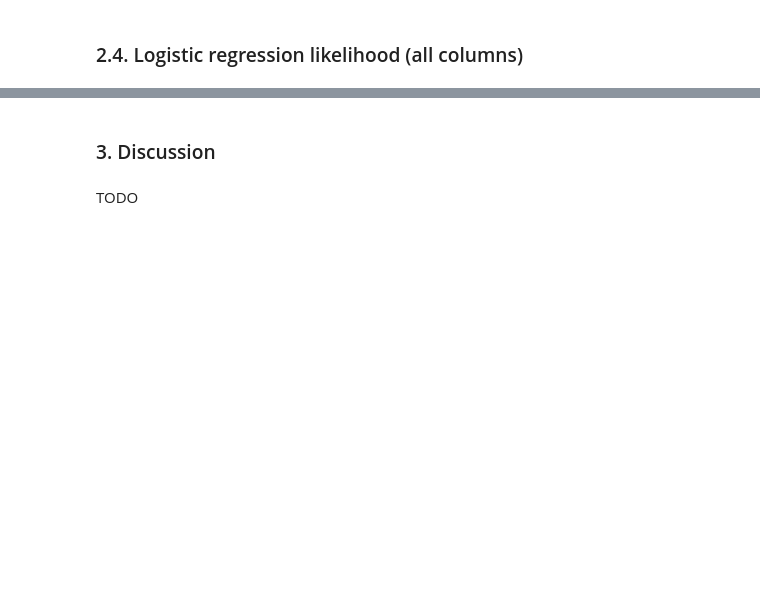
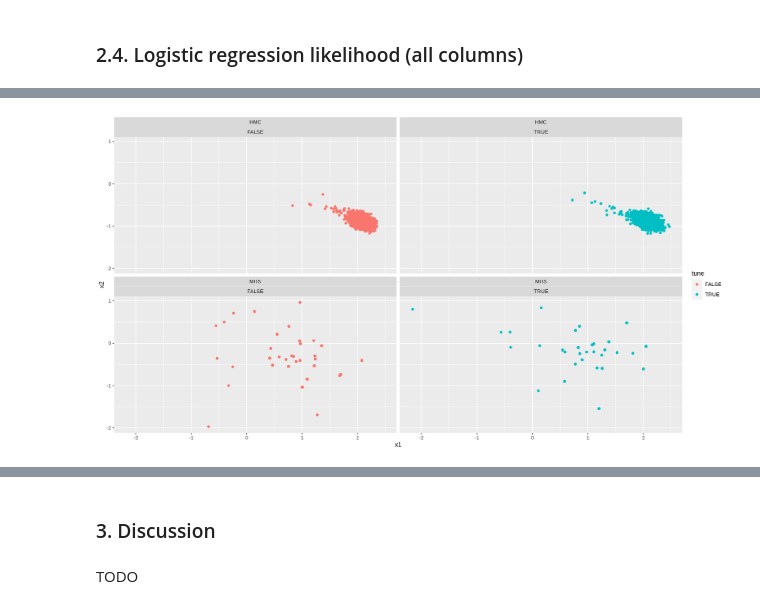
Before and after one commit to do8572/mat, a Jupyter notebook: HW3/Notebook.ipynb, the cells around one changed output, grey strips where cells are left out. Saved outputs shown, nothing was run; the diff lists cells and outputs as text; code cells hidden in the pictures; blank space fills up the shorter version.

```diff
--- a/HW3/Notebook.ipynb
+++ b/HW3/Notebook.ipynb
@@ -560,6 +582,3 @@ ERROR: Error in eval(expr, envir, enclos): object 'sampler' not found
-# %%
-df <- df.banana
-head(df[(df$alg == "HMC") & (!df$tune),], 20)
 # %% [markdown]
 ### 2.3. Logistic regression likelihood (two columns)
 # %%
@@ -620,86 +652,36 @@ max(z)
-# %%
-fuck <- NULL
-
-X <- data.matrix(dataset[,c("X1", "X2", "X3", "X4", "X5", "X6", "X7", "X8", "X9", "X10", "X11")])
-y <- data.matrix(dataset[,c("y")])
-
-binom.prob.log = function(theta){
-    fuck <<- theta
-    if (is.null(dim(theta))) theta <- t(theta) # give theta proper dimensions NULL -> (2,1)
-    z = X %*% t(theta)
-    # print(z)
-    return(sum(log(1 + exp(-z)) + (1 - y) * z))
-}
-
-# find function minimum
-optim(runif(11), fn = binom.prob.log, method = "L-BFGS")
 # %% [markdown]
 ### 2.4. Logistic regression likelihood (all columns)
 # %%
 dataset <- read.csv(file = '/home/bro/Documents/mat/HW3/datset.csv')
 
-X <- data.matrix(dataset[,c("X1", "X2", "X3", "X4", "X5", "X6", "X7", "X8", "X9", "X10", "X11")])
+#
+xcols <- c("X1", "X2", "X3", "X4", "X5", "X6", "X7", "X8", "X9", "X10", "X11")
+xdim <- length(xcols)
+X <- data.matrix(dataset[,xcols])
 y <- data.matrix(dataset[,c("y")])
 
-covmat <- diag(2)
 binom.prob = function(x){
     return(NULL) # not implemented
 }
 
 binom.prob.log = function(theta){
-    fuck <<- theta
-    if (is.null(dim(theta))) theta <- t(theta) # give theta proper dimensions NULL -> (2,1)
-    z = X %*% t(theta)
+    if (is.null(dim(theta))) theta <- t(theta)
+    if (dim(theta)[1]==1) theta <- t(theta) # for compatibility reasons HMC expect transpose of MHS
+    z = X %*% theta
     return(-sum(log(1 + exp(-z)) + (1 - y) * z))
 }
 
-df.binom <- data.frame(matrix(ncol = 7, nrow = 0))
-colnames(df.binom) <- c("alg", "tune", "run", "iter", "time", "x1", "x2")
-niter <- 1000
-samplers <- list(MHS)
+tX <- NULL
+tz <- NULL
 
-# for method in methodology
-for (obj in samplers){
-    # apply twice
-    for (burnin in list(FALSE, TRUE)){
-        # repeat n-times for uncertainty estimation
-        for (i in 1:5) {
-            sampler <- obj$new(binom.prob, binom.prob.log, 11, niter, burnin)
-            tp <- sampler$sample()
-            df_nsamp <- data.frame(tp)
-            colnames(df_nsamp) <- c("time", paste0(rep("x"), seq(11)))
-            df_nsamp$iter <- seq(niter)
-            df_nsamp$alg <- sampler$name
-            df_nsamp$tune <- burnin
-            df_nsamp$run <- i
-            df.binom <- rbind(df.binom, df_nsamp)
-        }
-    }
+binom.log.grad = function(theta){
+    z = exp(-(X %*% theta))
+    tX <<- t(X)
+    tz <<- z/(1+z)
+    return(tX %*% tz - tX %*% (1 - y))
 }
 
-# check whether shape is correct
-ggplot(df.binom, aes(x=x1, y=x2, color = tune)) + geom_point()
+df.binom <- generate_results(f = binom.prob, f.log = binom.prob.log, f.log.grad = binom.log.grad, dim = xdim, tunelist = list(FALSE, TRUE), samplers = list(MHS, HMC), epsilon = 0.01, const = exp(-600), nleaps = 10)
 
-# plot traceplot
-options(repr.plot.width=15, repr.plot.height=8)
-plt <- traceplot(df.binom)
-ggsave("./img/binom_traceplot2.png", plot = plt, dpi=100)
-plt
-
-# plot autocorrelation
-options(repr.plot.width=10, repr.plot.height=12)
-plt <- acf(df.binom[,2:12], lag.max = 100)
-# ggsave("./img/bivar_acf.png", plot = plt, dpi=300)
-# plt
-
-# calculate ESS
-ress <- wess(df.binom)
-ress
-write.csv(ress, "./table/ess-binom2.csv", row.names=TRUE)
-
-# calculate ESS/second (maybe ESS per second)
-resssec <- wesssec(df.binom)
-resssec
-write.csv(ress, "./table/esssec-binom2.csv", row.names=TRUE)
-
-# TODO: Fix Error
+present_results(df.binom, "binom")
+# %% [output]
@@ -705,0 +708 @@ write.csv(ress, "./table/esssec-binom2.csv", row.names=TRUE)
+[figure, added]
```
Also changed, not shown: parts of 12 cells of this notebook, 12 other files.
